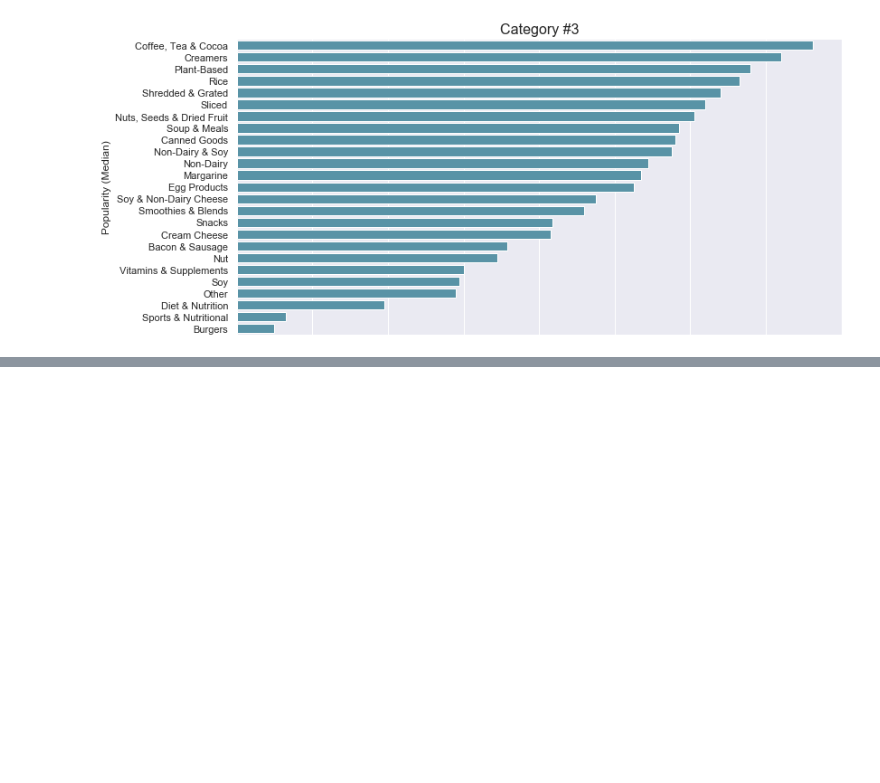
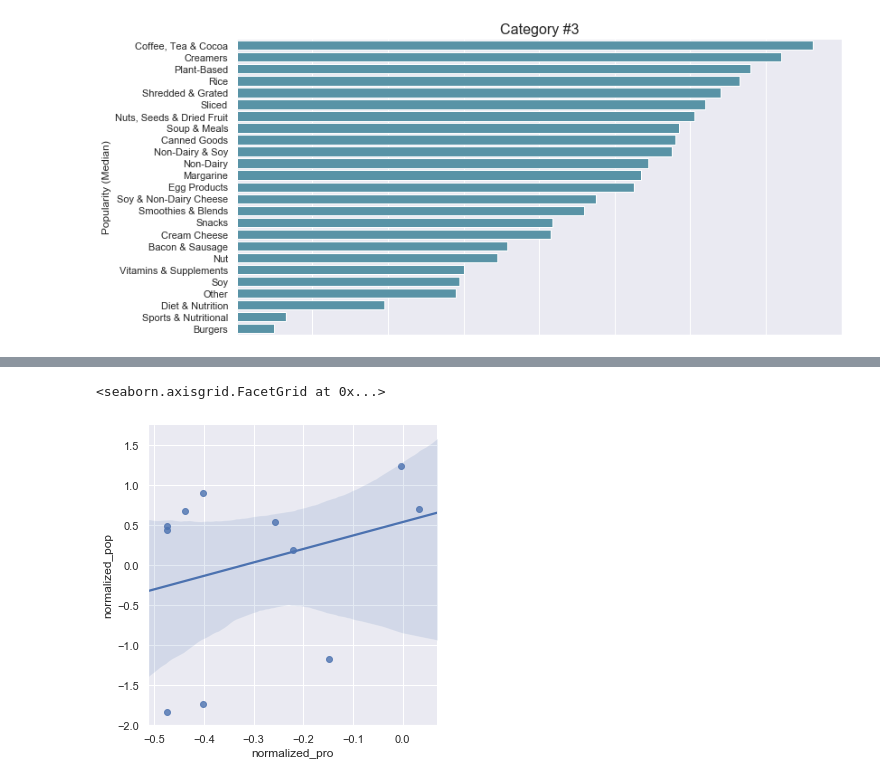
Before and after one commit to kisakiwata/webscraping, a Jupyter notebook: Data_Analysis_Freshdirect.ipynb, the cells around one changed output, grey strips where cells are left out. Drawn from its saved outputs; the diff is of its cells as text; code cells hidden in the pictures; blank space fills up the shorter version.

```diff
--- a/Data_Analysis_Freshdirect.ipynb
+++ b/Data_Analysis_Freshdirect.ipynb
@@ -407,0 +475,7 @@ sns.despine(left=True, bottom=True)
+# %%
+#linear regression?
+
+sns.lmplot("normalized_pro", "normalized_pop", mer2)
+# %% [output]
+<seaborn.axisgrid.FacetGrid at 0x...>
+[figure, added]
```
Also changed, not shown: parts of 3 cells of this notebook.
